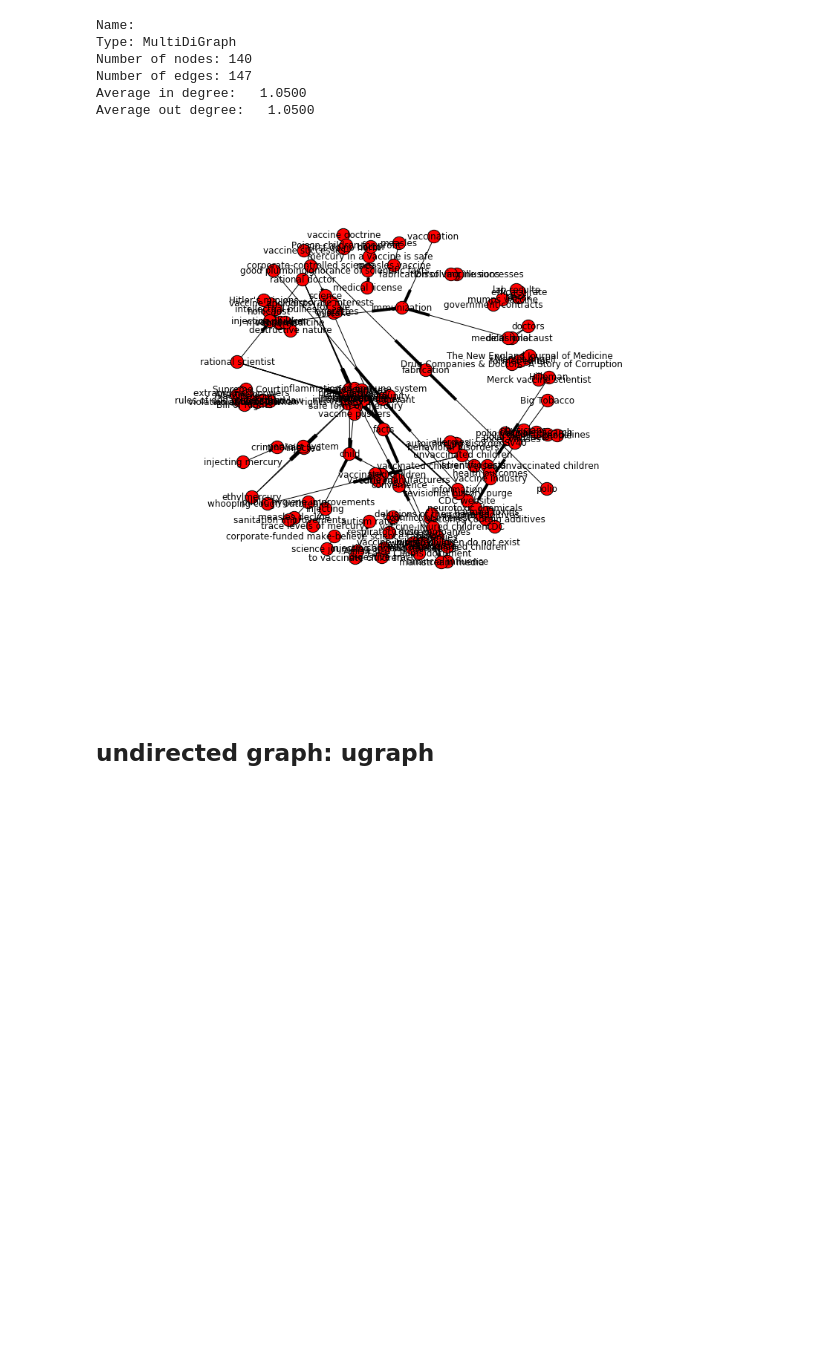
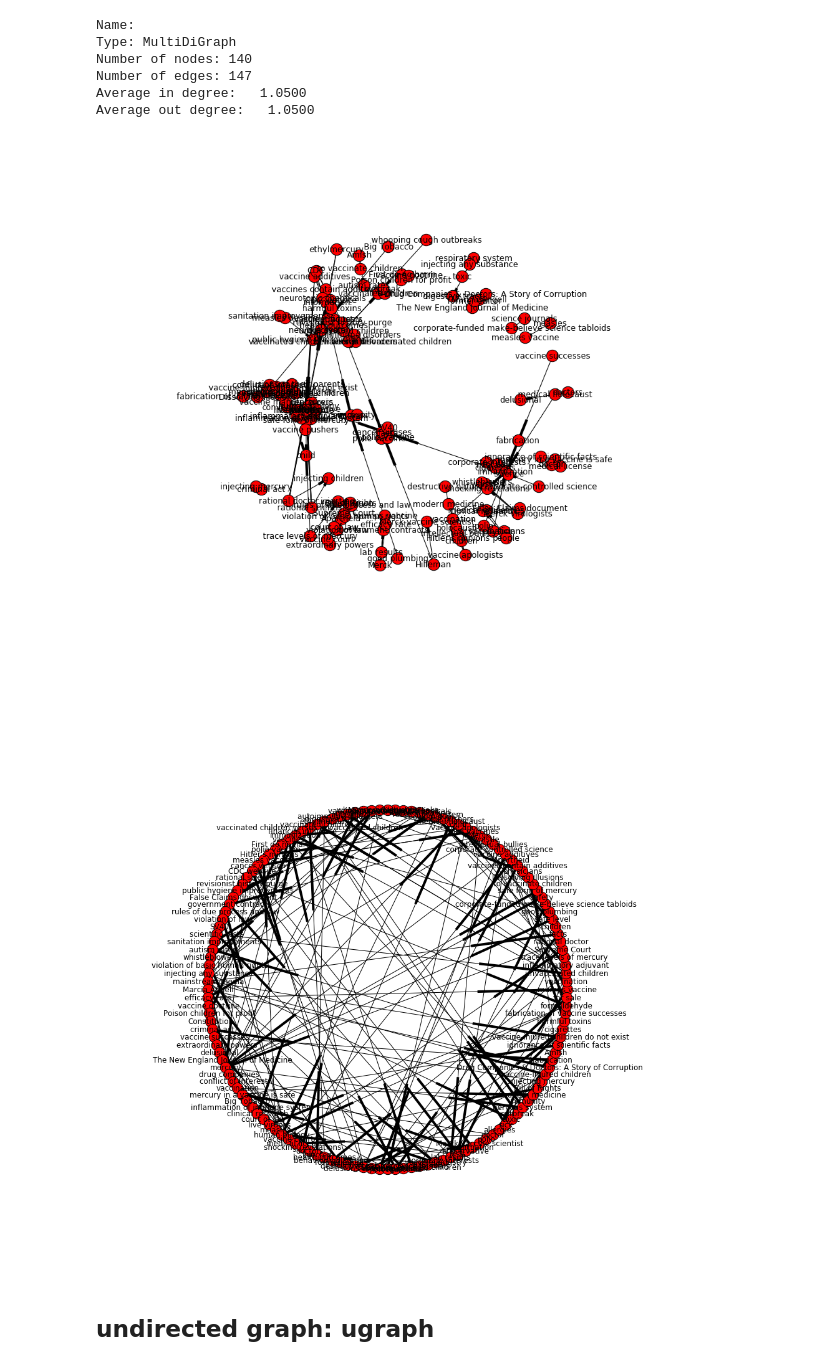
Before and after one commit to gloriakang/vax-sentiment, a Jupyter notebook: graphs/analysis-gml.ipynb, the cells around one changed output. Saved outputs shown, nothing was run; the diff lists cells and outputs as text; code cells hidden in the pictures; blank space fills up the shorter version.

```diff
--- a/graphs/analysis-gml.ipynb
+++ b/graphs/analysis-gml.ipynb
@@ -29,14 +29,15 @@ Average in degree:   1.0500
 Average out degree:   1.0500
 # %%
 # plot spring layout
-plt.figure(figsize=(10,10))
+plt.figure(figsize=(11,11))
 nx.draw_spring(graph, arrows=True, with_labels=True)
 
-# plot circular layout
-# plt.figure(figsize=(10,10))
-# nx.draw_circular(graph, arrows=True, with_labels=True)
+#plot circular layout
+plt.figure(figsize=(12,12))
+nx.draw_circular(graph, arrows=True, with_labels=True)
 # %% [output]
-[figure, old version]
+[figure, new version]
+[figure, added]
 # %% [markdown]
 ## undirected graph: ugraph
 # %%
```
Also changed, not shown: 7 other files.
